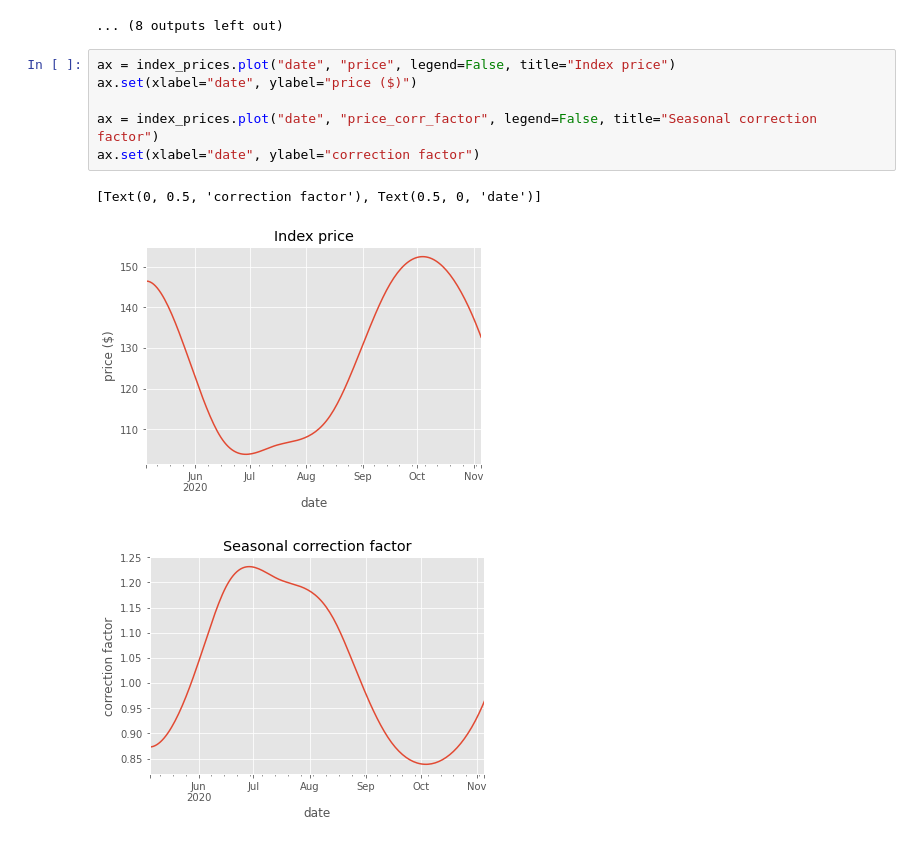
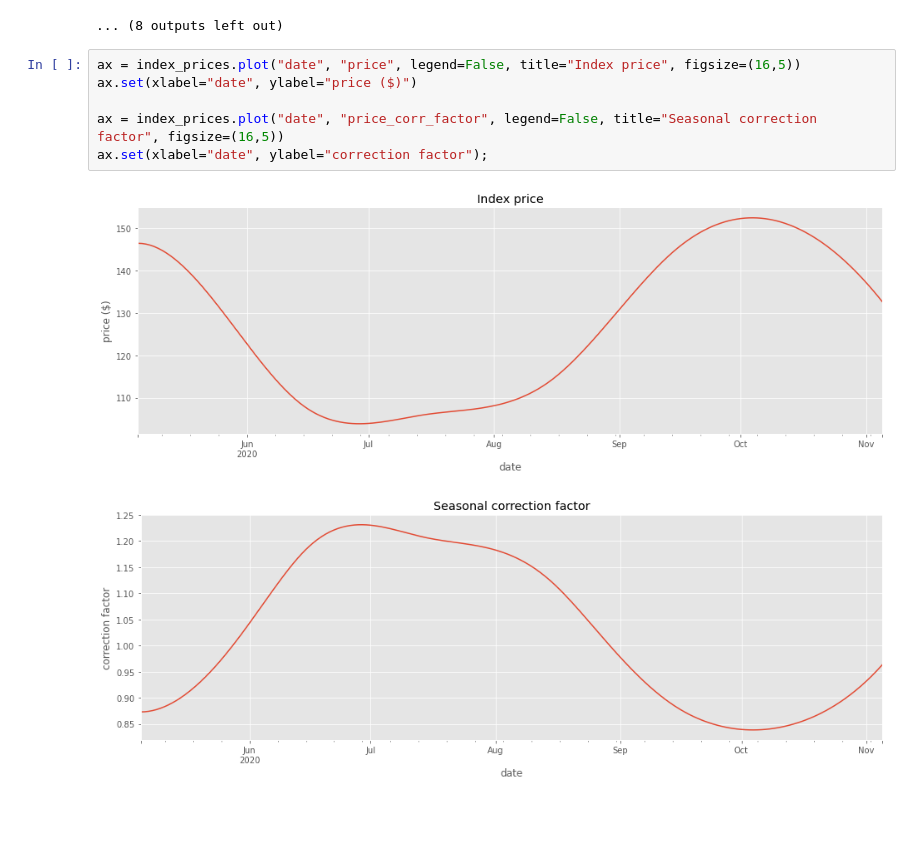
Before and after one commit to jcalven/tdi-presentation, a Jupyter notebook: index.ipynb, the cells around one changed output. Cells and saved outputs as stored; diff of their text form; blank space fills up the shorter version.

```diff
--- a/index.ipynb
+++ b/index.ipynb
@@ -475,12 +477,11 @@ for i, g in enumerate(star_groups, 2):
 3 lowest prices
 ... (8 outputs left out)
 # %%
-ax = index_prices.plot("date", "price", legend=False, title="Index price")
+ax = index_prices.plot("date", "price", legend=False, title="Index price", figsize=(16,5))
 ax.set(xlabel="date", ylabel="price ($)")
 
-ax = index_prices.plot("date", "price_corr_factor", legend=False, title="Seasonal correction factor")
-ax.set(xlabel="date", ylabel="correction factor")
+ax = index_prices.plot("date", "price_corr_factor", legend=False, title="Seasonal correction factor", figsize=(16,5))
+ax.set(xlabel="date", ylabel="correction factor");
 # %% [output]
-[Text(0, 0.5, 'correction factor'), Text(0.5, 0, 'date')]
-[figure, old version]
+[figure, new version]
-[figure, old version]
+[figure, new version]
```
Also changed, not shown: parts of 2 cells of this notebook, 1 other file.
